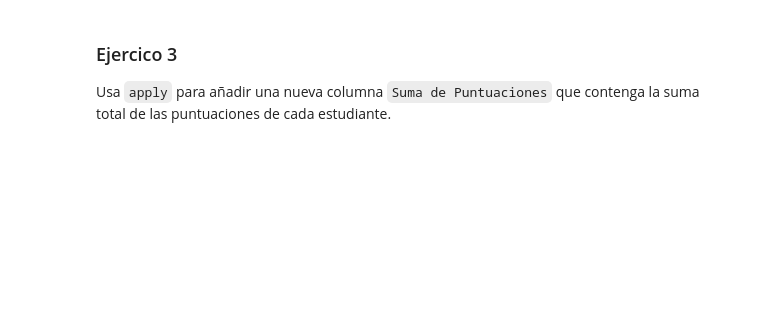
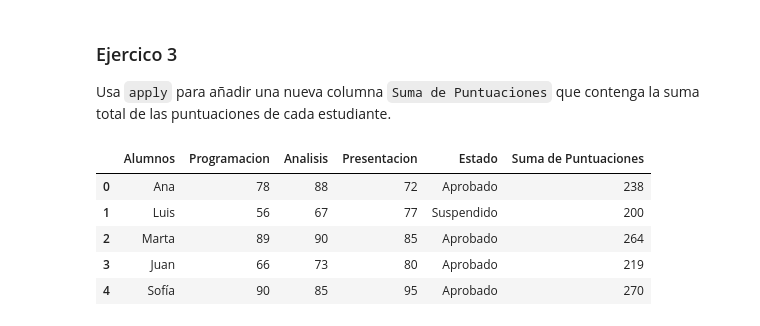
Before and after one commit to CristianZB-dev/MIS_PRACTICAS, a Jupyter notebook: 02_Programacion_y_Herramientas_Avanzadas/Sprint_04/Unidad_02/Ejercicios_Workout/13_Ejercicio_Manipulacion.ipynb, the cells around one changed output. Saved outputs shown, nothing was run; the diff lists cells and outputs as text; code cells hidden in the pictures; blank space fills up the shorter version.

```diff
--- a/02_Programacion_y_Herramientas_Avanzadas/Sprint_04/Unidad_02/Ejercicios_Workout/13_Ejercicio_Manipulacion.ipynb
+++ b/02_Programacion_y_Herramientas_Avanzadas/Sprint_04/Unidad_02/Ejercicios_Workout/13_Ejercicio_Manipulacion.ipynb
@@ -205,3 +214,20 @@ presentacion = [72, 77, 85, 80, 95]
 # %% [markdown]
 ### Ejercicio 1.
 Crea un `DataFrame` con los datos anteriores.
+# %%
+
+
+alumnos = ['Ana', 'Luis', 'Marta', 'Juan', 'Sofía']
+programacion = [78, 56, 89, 66, 90]
+analisis = [88, 67, 90, 73, 85]
+presentacion = [72, 77, 85, 80, 95]
+
+# Creamos el DataFrame
+df_escuela = pd.DataFrame({
+    "Alumnos": alumnos,
+    "Programacion": programacion,
+    "Analisis": analisis,
+    "Presentacion": presentacion
+})
+
+df_escuela
@@ -211,3 +264,18 @@ Utiliza `apply` para añadir una nueva columna `Estado` que contenga 'Aprobado'
 # %% [markdown]
 ### Ejercico 3
 Usa `apply` para añadir una nueva columna `Suma de Puntuaciones` que contenga la suma total de las puntuaciones de cada estudiante.
+# %%
+def suma_puntuaciones(row):
+    sumatoria = (row["Programacion"] + row["Analisis"] + row["Presentacion"])
+    return sumatoria
+
+df_escuela["Suma de Puntuaciones"] = df_escuela.apply(suma_puntuaciones, axis=1)
+
+df_escuela
+# %% [output]
+|  | Alumnos | Programacion | Analisis | Presentacion | Estado | Suma de Puntuaciones |
+| 0 | Ana | 78 | 88 | 72 | Aprobado | 238 |
+| 1 | Luis | 56 | 67 | 77 | Suspendido | 200 |
+| 2 | Marta | 89 | 90 | 85 | Aprobado | 264 |
+| 3 | Juan | 66 | 73 | 80 | Aprobado | 219 |
+| 4 | Sofía | 90 | 85 | 95 | Aprobado | 270 |
```
Also changed, not shown: parts of 7 cells of this notebook.
